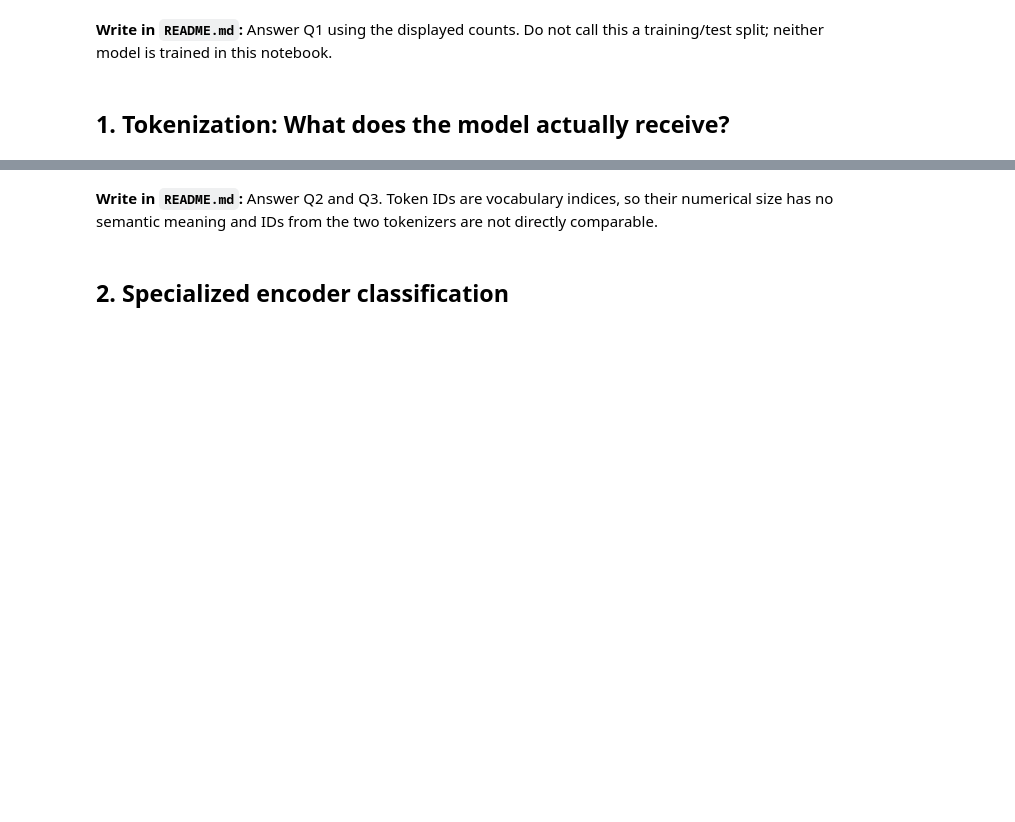
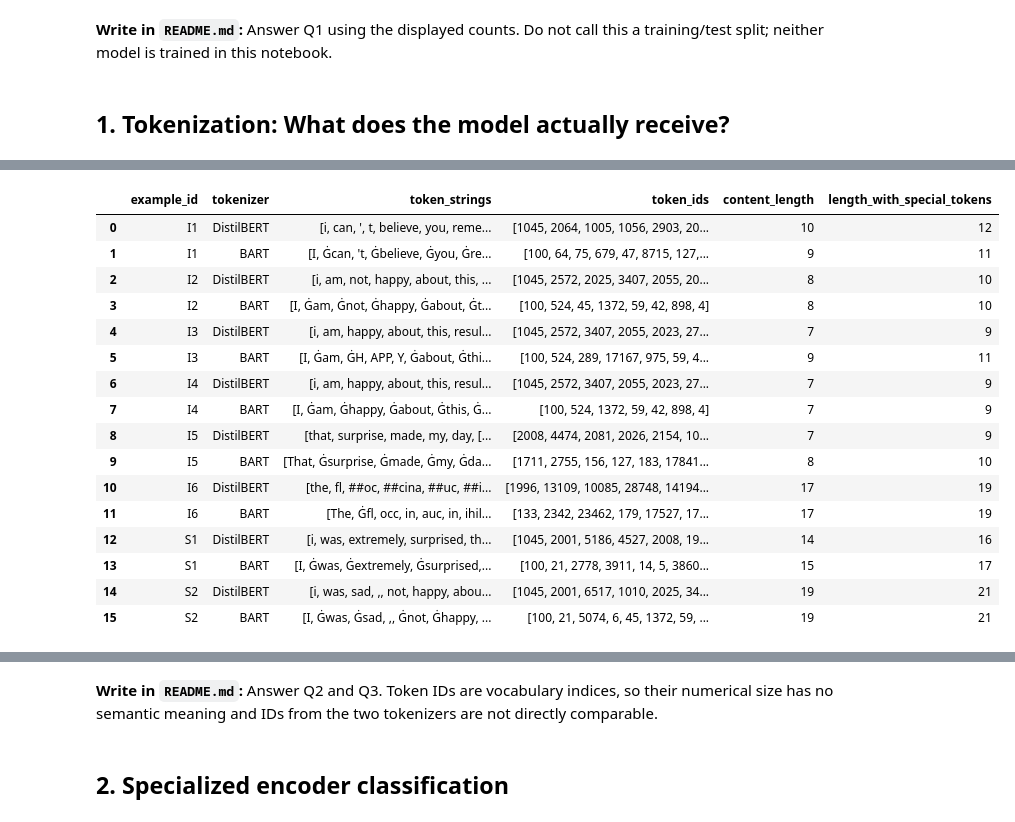
Before and after one commit to a-0056/DSA-495, a Jupyter notebook: MaLab1.ipynb, the cells around one changed output, grey strips where cells are left out. Cells and saved outputs as stored; diff of their text form; code cells hidden in the pictures; blank space fills up the shorter version.

```diff
--- a/MaLab1.ipynb
+++ b/MaLab1.ipynb
@@ -192,35 +182,54 @@ display(tokenization_examples)
 # %%
 # STUDENT CODE BLOCK 1: build the token table (about 8–10 lines).
 # The required output columns and validation checks are supplied.
 token_rows = []
 for example in tokenization_examples.itertuples():
     for tokenizer_name, tokenizer in tokenizers.items():
         # TODO: tokenize once without and once with special tokens.
-        content_ids = ...
-        all_ids = ...
+        content_ids = tokenizer.encode(example.text, add_special_tokens = False)
+        all_ids = tokenizer.encode(example.text, add_special_tokens = True)
+        all_tokens = tokenizer.convert_ids_to_tokens(all_ids)
 
         token_rows.append({
             "example_id": example.example_id,
             "tokenizer": tokenizer_name,
             # TODO: convert the content IDs to tokenizer vocabulary strings.
-            "token_strings": ...,
+            "token_strings": tokenizer.convert_ids_to_tokens(content_ids),
             "token_ids": content_ids,
             # TODO: record both sequence lengths.
-            "content_length": ...,
-            "length_with_special_tokens": ...,
+            "content_length": len(content_ids),
+            "length_with_special_tokens": len(all_ids)
         })
 
 # TODO: convert token_rows to a DataFrame.
-token_table = pd.dataframe(token_rows)
+token_table = pd.DataFrame(token_rows)
 
 expected_token_columns = {
     "example_id", "tokenizer", "token_strings", "token_ids",
     "content_length", "length_with_special_tokens",
 }
 assert len(token_table) == len(tokenization_examples) * len(tokenizers)
 assert set(token_table.columns) == expected_token_columns
 with pd.option_context("display.max_colwidth", None):
     display(token_table)
+# %% [output]
+|  | example_id | tokenizer | token_strings | token_ids | content_length | length_with_special_tokens |
+| 0 | I1 | DistilBERT | [i, can, ', t, believe, you, reme... | [1045, 2064, 1005, 1056, 2903, 20... | 10 | 12 |
+| 1 | I1 | BART | [I, Ġcan, 't, Ġbelieve, Ġyou, Ġre... | [100, 64, 75, 679, 47, 8715, 127,... | 9 | 11 |
+| 2 | I2 | DistilBERT | [i, am, not, happy, about, this, ... | [1045, 2572, 2025, 3407, 2055, 20... | 8 | 10 |
+| 3 | I2 | BART | [I, Ġam, Ġnot, Ġhappy, Ġabout, Ġt... | [100, 524, 45, 1372, 59, 42, 898, 4] | 8 | 10 |
+| 4 | I3 | DistilBERT | [i, am, happy, about, this, resul... | [1045, 2572, 3407, 2055, 2023, 27... | 7 | 9 |
+| 5 | I3 | BART | [I, Ġam, ĠH, APP, Y, Ġabout, Ġthi... | [100, 524, 289, 17167, 975, 59, 4... | 9 | 11 |
+| 6 | I4 | DistilBERT | [i, am, happy, about, this, resul... | [1045, 2572, 3407, 2055, 2023, 27... | 7 | 9 |
+| 7 | I4 | BART | [I, Ġam, Ġhappy, Ġabout, Ġthis, Ġ... | [100, 524, 1372, 59, 42, 898, 4] | 7 | 9 |
+| 8 | I5 | DistilBERT | [that, surprise, made, my, day, [... | [2008, 4474, 2081, 2026, 2154, 10... | 7 | 9 |
+| 9 | I5 | BART | [That, Ġsurprise, Ġmade, Ġmy, Ġda... | [1711, 2755, 156, 127, 183, 17841... | 8 | 10 |
+| 10 | I6 | DistilBERT | [the, fl, ##oc, ##cina, ##uc, ##i... | [1996, 13109, 10085, 28748, 14194... | 17 | 19 |
+| 11 | I6 | BART | [The, Ġfl, occ, in, auc, in, ihil... | [133, 2342, 23462, 179, 17527, 17... | 17 | 19 |
+| 12 | S1 | DistilBERT | [i, was, extremely, surprised, th... | [1045, 2001, 5186, 4527, 2008, 19... | 14 | 16 |
+| 13 | S1 | BART | [I, Ġwas, Ġextremely, Ġsurprised,... | [100, 21, 2778, 3911, 14, 5, 3860... | 15 | 17 |
+| 14 | S2 | DistilBERT | [i, was, sad, ,, not, happy, abou... | [1045, 2001, 6517, 1010, 2025, 34... | 19 | 21 |
+| 15 | S2 | BART | [I, Ġwas, Ġsad, ,, Ġnot, Ġhappy, ... | [100, 21, 5074, 6, 45, 1372, 59, ... | 19 | 21 |
 # %%
 # Use an artificially short limit to make omitted content visible.
 long_text = (
```
Also changed, not shown: parts of 13 cells of this notebook.
